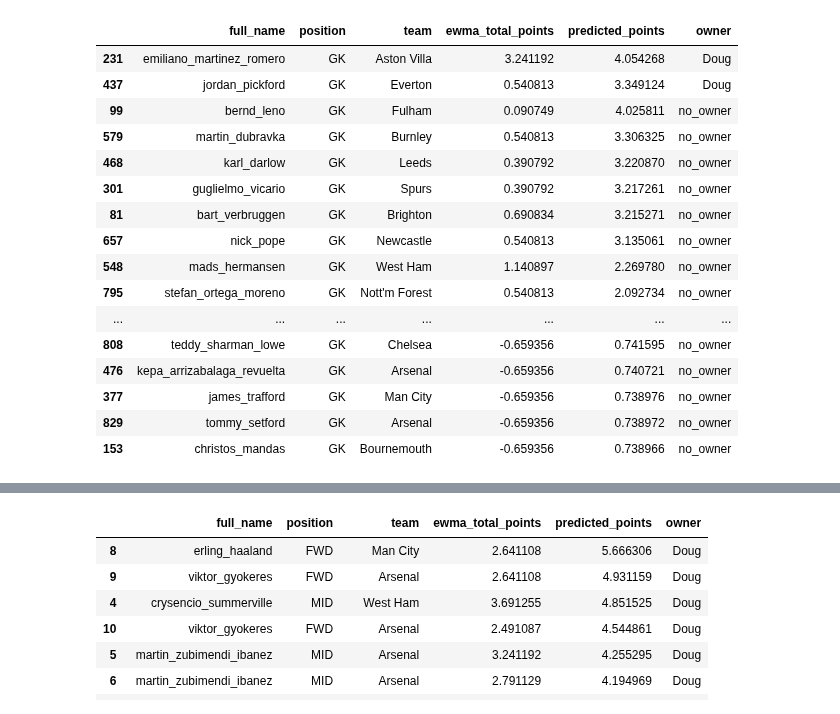
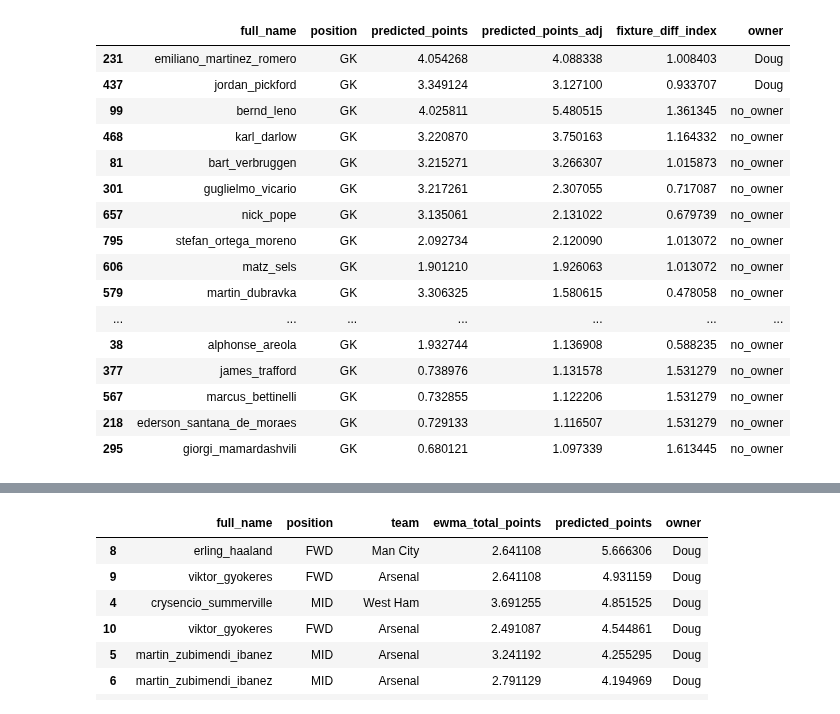
Before and after one commit to doug-ellis/draft_fpl_2526, a Jupyter notebook: transfer/outputs/looking_gw27.ipynb, the cells around one changed output, grey strips where cells are left out. Saved outputs shown, nothing was run; the diff lists cells and outputs as text; code cells hidden in the pictures.

```diff
--- a/transfer/outputs/looking_gw27.ipynb
+++ b/transfer/outputs/looking_gw27.ipynb
@@ -5,8 +5,8 @@ import matplotlib.pyplot as plt
 from other_funcs import *
 # %%
 df = pd.read_csv('predictions/predicted_gw27_simple.csv')
-df_sorted = df.sort_values('predicted_points', ascending=False)
-fixture_difficulty = pd.read_csv('fixture_difficulty/fixture_difficulty_gw27.csv', index_col='team')
+df_sorted = df.sort_values('predicted_points_adj', ascending=False)
+fixture_difficulty = pd.read_csv('fixture_difficulty/fixture_difficulty_gw27.csv')
 # %%
 df_sorted.query('owner==88376.0')
 # %% [output]
@@ -57,20 +36,20 @@ fixture_difficulty.sort_values('avg_points_conceded_GK_opponent', ascending=Fals
 # %%
-transfer_df.query('position=="GK"').sort_values(['owner', 'predicted_points'], ascending=[True, False]).head(20)
+transfer_df.query('position=="GK"').sort_values(['owner', 'predicted_points_adj'], ascending=[True, False]).head(20)
 # %% [output]
-|  | full_name | position | team | ewma_total_points | predicted_points | owner |
-| 231 | emiliano_martinez_romero | GK | Aston Villa | 3.241192 | 4.054268 | Doug |
-| 437 | jordan_pickford | GK | Everton | 0.540813 | 3.349124 | Doug |
-| 99 | bernd_leno | GK | Fulham | 0.090749 | 4.025811 | no_owner |
-| 579 | martin_dubravka | GK | Burnley | 0.540813 | 3.306325 | no_owner |
-| 468 | karl_darlow | GK | Leeds | 0.390792 | 3.220870 | no_owner |
-| 301 | guglielmo_vicario | GK | Spurs | 0.390792 | 3.217261 | no_owner |
-| 81 | bart_verbruggen | GK | Brighton | 0.690834 | 3.215271 | no_owner |
-| 657 | nick_pope | GK | Newcastle | 0.540813 | 3.135061 | no_owner |
-| 548 | mads_hermansen | GK | West Ham | 1.140897 | 2.269780 | no_owner |
-| 795 | stefan_ortega_moreno | GK | Nott'm Forest | 0.540813 | 2.092734 | no_owner |
+|  | full_name | position | predicted_points | predicted_points_adj | fixture_diff_index | owner |
+| 231 | emiliano_martinez_romero | GK | 4.054268 | 4.088338 | 1.008403 | Doug |
+| 437 | jordan_pickford | GK | 3.349124 | 3.127100 | 0.933707 | Doug |
+| 99 | bernd_leno | GK | 4.025811 | 5.480515 | 1.361345 | no_owner |
+| 468 | karl_darlow | GK | 3.220870 | 3.750163 | 1.164332 | no_owner |
+| 81 | bart_verbruggen | GK | 3.215271 | 3.266307 | 1.015873 | no_owner |
+| 301 | guglielmo_vicario | GK | 3.217261 | 2.307055 | 0.717087 | no_owner |
+| 657 | nick_pope | GK | 3.135061 | 2.131022 | 0.679739 | no_owner |
+| 795 | stefan_ortega_moreno | GK | 2.092734 | 2.120090 | 1.013072 | no_owner |
+| 606 | matz_sels | GK | 1.901210 | 1.926063 | 1.013072 | no_owner |
+| 579 | martin_dubravka | GK | 3.306325 | 1.580615 | 0.478058 | no_owner |
 | ... | ... | ... | ... | ... | ... | ... |
-| 808 | teddy_sharman_lowe | GK | Chelsea | -0.659356 | 0.741595 | no_owner |
-| 476 | kepa_arrizabalaga_revuelta | GK | Arsenal | -0.659356 | 0.740721 | no_owner |
-| 377 | james_trafford | GK | Man City | -0.659356 | 0.738976 | no_owner |
-| 829 | tommy_setford | GK | Arsenal | -0.659356 | 0.738972 | no_owner |
-| 153 | christos_mandas | GK | Bournemouth | -0.659356 | 0.738966 | no_owner |
+| 38 | alphonse_areola | GK | 1.932744 | 1.136908 | 0.588235 | no_owner |
+| 377 | james_trafford | GK | 0.738976 | 1.131578 | 1.531279 | no_owner |
+| 567 | marcus_bettinelli | GK | 0.732855 | 1.122206 | 1.531279 | no_owner |
+| 218 | ederson_santana_de_moraes | GK | 0.729133 | 1.116507 | 1.531279 | no_owner |
+| 295 | giorgi_mamardashvili | GK | 0.680121 | 1.097339 | 1.613445 | no_owner |
```
Also changed, not shown: parts of 13 cells of this notebook, 2 other files.
